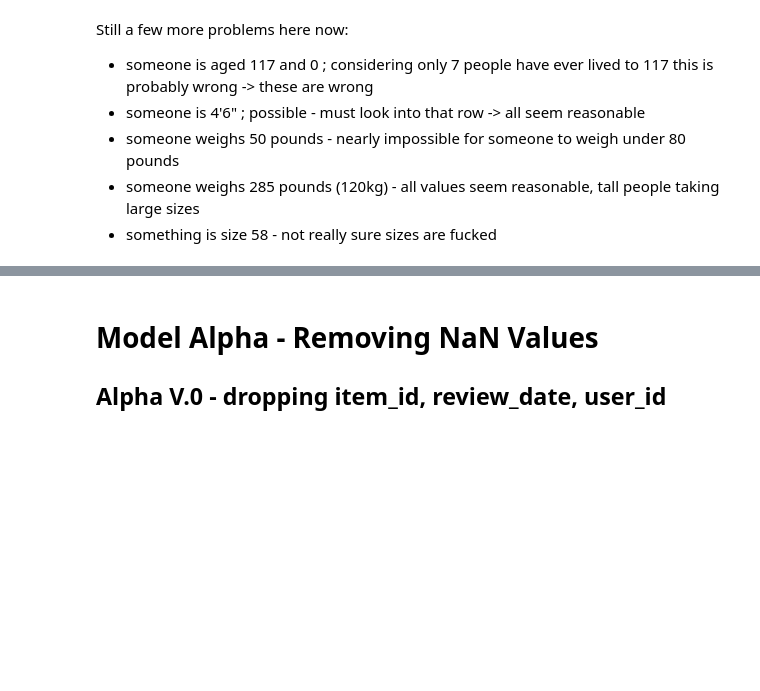
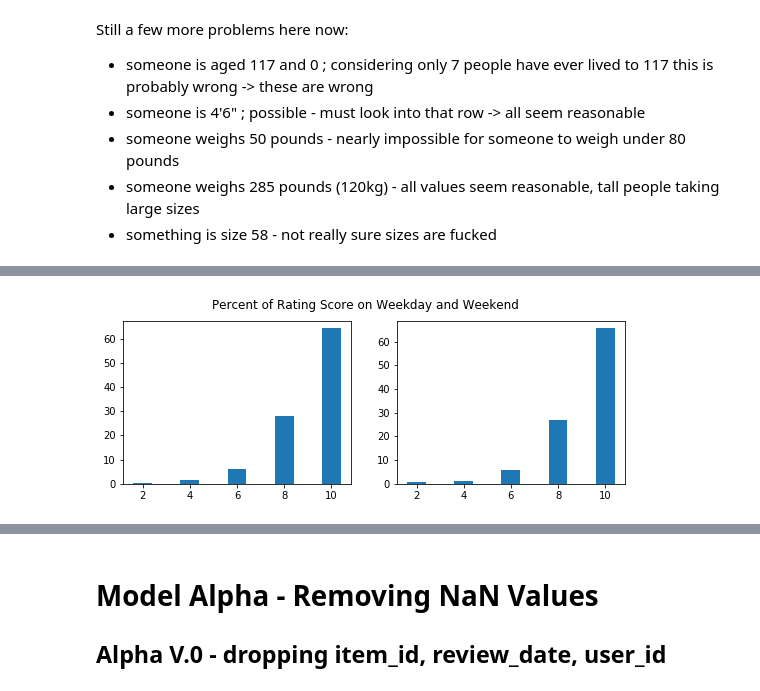
Before and after one commit to olanmccarthy/ai1_ca, a Jupyter notebook: ass1.ipynb, the cells around one changed output, grey strips where cells are left out. Drawn from its saved outputs; the diff is of its cells as text; code cells hidden in the pictures; blank space fills up the shorter version.

```diff
--- a/ass1.ipynb
+++ b/ass1.ipynb
@@ -306,0 +376,18 @@ df.shape
+# %%
+df_true = df[df["business_day"] == True]
+df_false = df[df["business_day"] == False]
+values = [2.0,4.0,6.0,8.0,10.0]
+weekday_counts = [((df_true['rating'].value_counts()[x] / df_true["rating"].count()) * 100) for x in values]
+weekend_counts = [((df_false['rating'].value_counts()[x] / df_false["rating"].count()) * 100) for x in values]
+#plotting percentage of ratings versus on the weekend or not
+plt.figure(figsize=(9, 3))
+plt.subplot(121)
+plt.title = "Weekday"
+plt.bar(values, weekday_counts)
+plt.subplot(122)
+plt.title = "Weekend"
+plt.bar(values, weekend_counts)
+plt.suptitle('Percent of Rating Score on Weekday and Weekend')
+plt.show()
+# %% [output]
+[figure, added]
```
Also changed, not shown: parts of 47 cells of this notebook.
